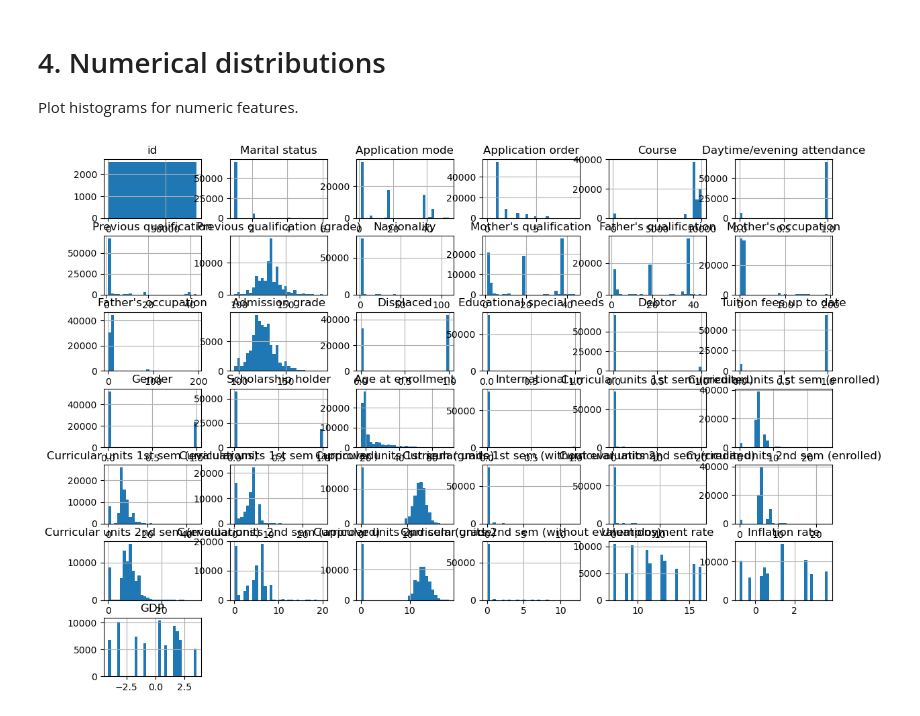
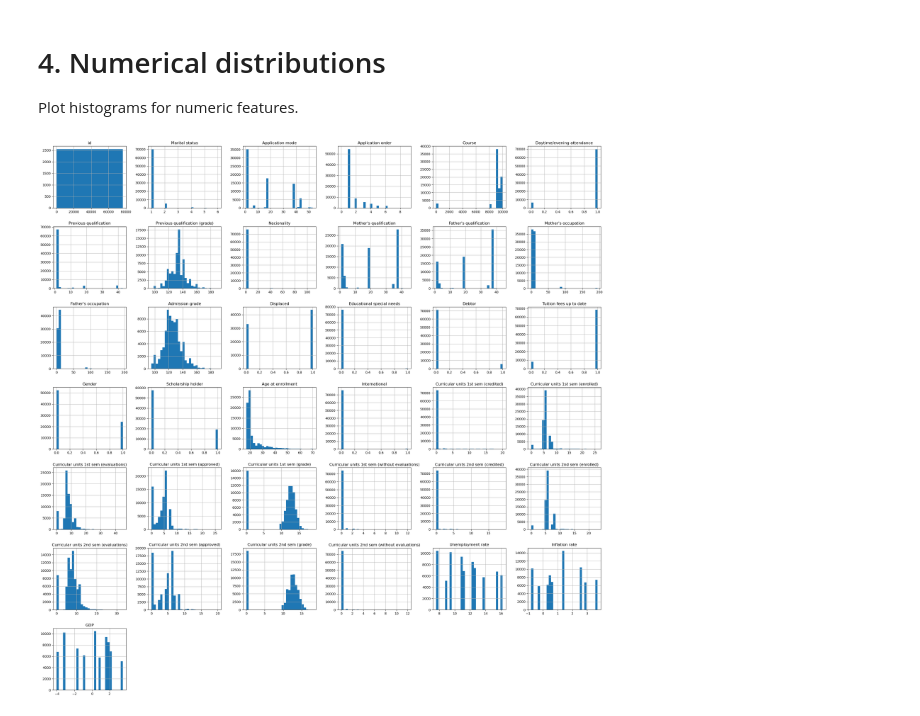
Before and after one commit to Arthur-IO/Data-Science-Final-Proj, a Jupyter notebook: notebooks/2-Exploratory Data Analysis.ipynb, the cells around one changed output. Saved outputs shown, nothing was run; the diff lists cells and outputs as text; code cells hidden in the pictures.

```diff
--- a/notebooks/2-Exploratory Data Analysis.ipynb
+++ b/notebooks/2-Exploratory Data Analysis.ipynb
@@ -79,7 +79,7 @@ plt.show()
 # 4. Numerical distributions
 Plot histograms for numeric features.
 # %%
-train.hist(bins=30, figsize=(14,10))
+train.hist(bins=30, figsize=(30,30))
 plt.show()
 # %% [output]
-[figure, old version]
+[figure, new version]
```
Also changed, not shown: 1 other file.
